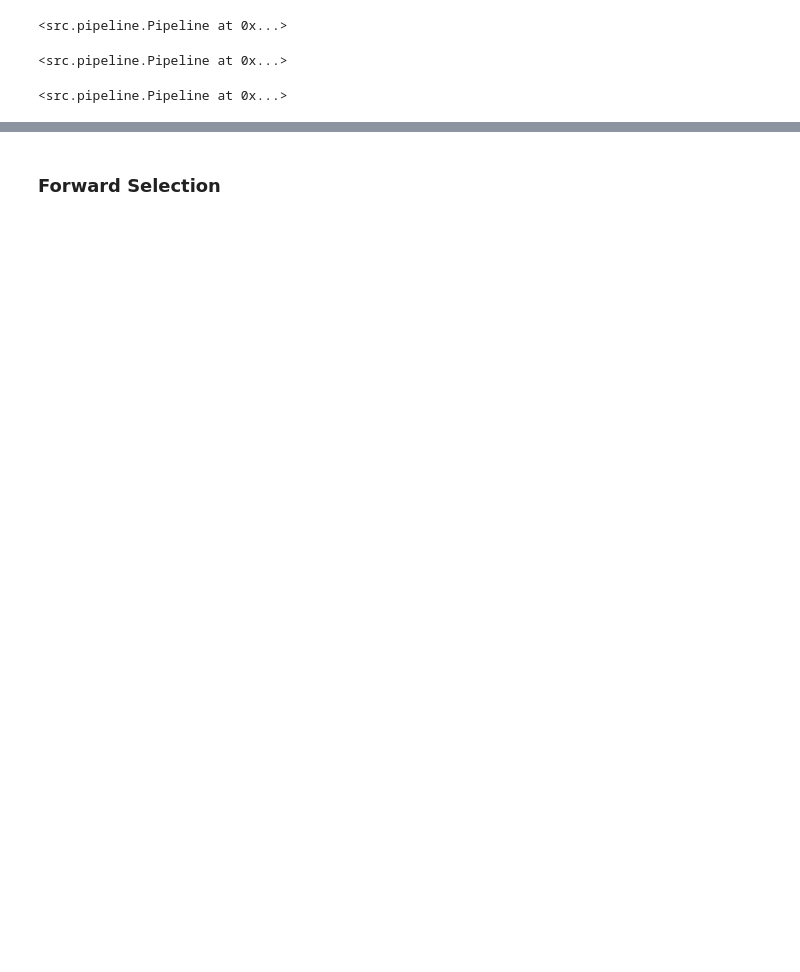
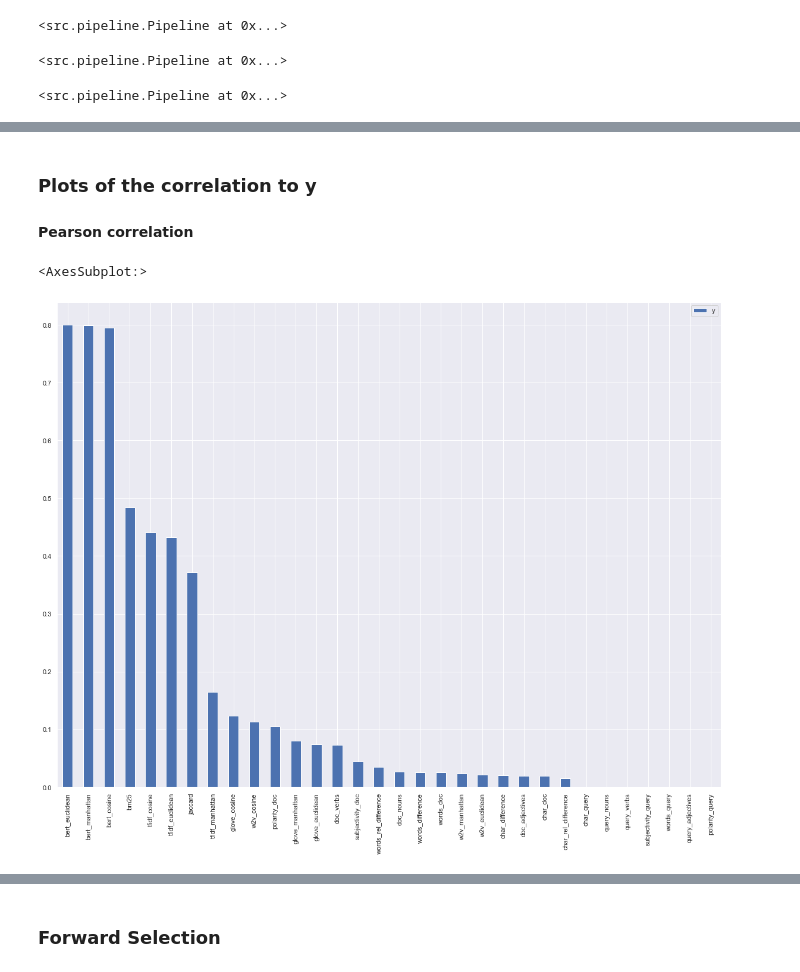
Before and after one commit to tim-grams/Retriever, a Jupyter notebook: notebooks/feature_selection.ipynb, the cells around one changed output, grey strips where cells are left out. Cells and saved outputs as stored; diff of their text form; code cells hidden in the pictures; blank space fills up the shorter version.

```diff
--- a/notebooks/feature_selection.ipynb
+++ b/notebooks/feature_selection.ipynb
@@ -54,0 +73,12 @@ plt.show()
+# %% [markdown]
+### Plots of the correlation to y
+#### Pearson correlation
+# %%
+corr_y = abs(pipeline.features.drop(columns=['qID', 'pID']).corr(method="pearson")["y"])
+highest_corr = pd.DataFrame(corr_y)
+highest_corr.drop(['y'], inplace=True)
+highest_corr.sort_values('y',  ascending=False, inplace=True)
+highest_corr.plot(kind='bar')
+# %% [output]
+<AxesSubplot:>
+[figure, added]
```
Also changed, not shown: parts of 11 cells of this notebook, 1 other file.
